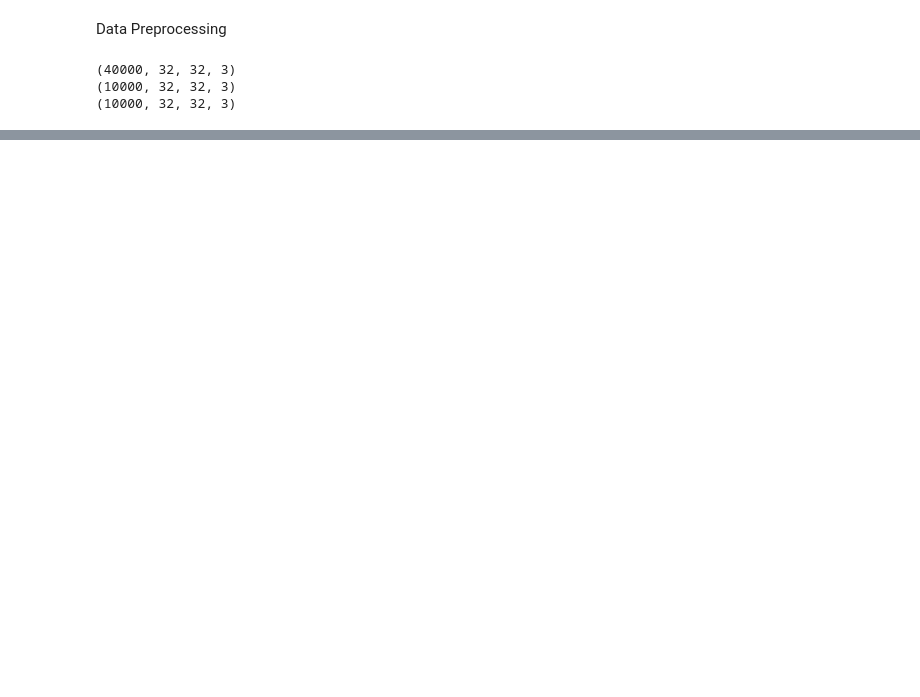
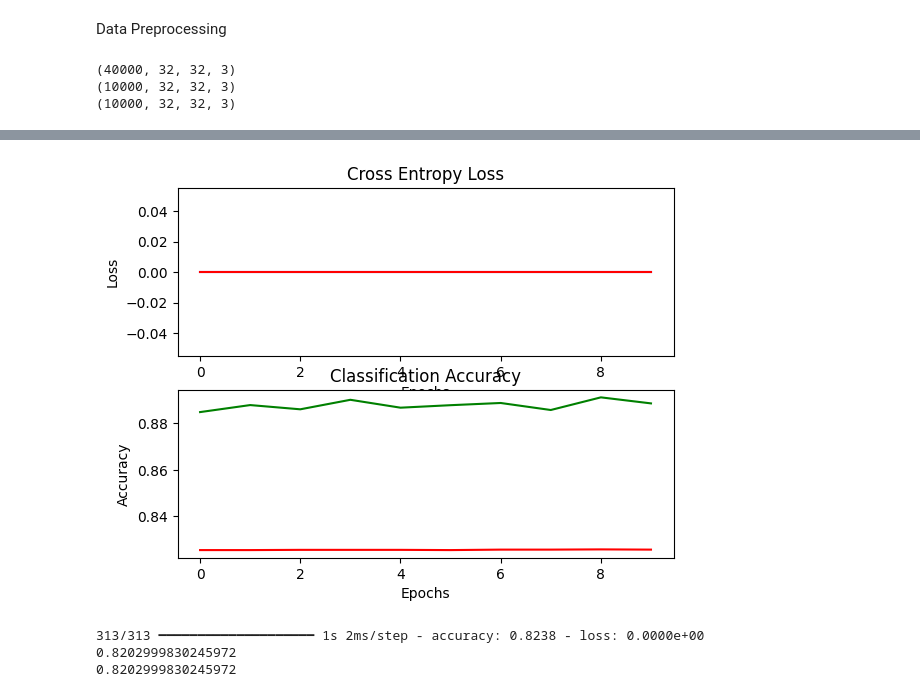
Before and after one commit to AnkitaSK/AB-Image-Classification, a Jupyter notebook: mainCIFAR10.ipynb, the cells around one changed output, grey strips where cells are left out. Saved outputs shown, nothing was run; the diff lists cells and outputs as text; code cells hidden in the pictures; blank space fills up the shorter version.

Commit message:
Transfer learning update

```diff
--- a/mainCIFAR10.ipynb
+++ b/mainCIFAR10.ipynb
@@ -369,0 +440,3 @@ Test accuracy:  0.8162000179290771
+# %%
+# choose pretrained model
+base_model = model_dropout
@@ -369,0 +507,18 @@ Test accuracy:  0.8162000179290771
+# %%
+#Recompile the model with a lower learning rate for fine-tuning
+from tensorflow.keras.optimizers import Adam
+
+custom_model.compile(
+    optimizer=Adam(learning_rate=0.000001),  # Lower learning rate
+    loss='categorical_crossentropy',
+    metrics=['accuracy']
+)
+# %%
+#Fine-tune the model with the unfrozen layers
+
+history_fine = custom_model.fit(
+    X_train,
+    y_train,
+    epochs=10,  # Fine-tune for a few more epochs
+    validation_data=(X_valid, y_valid)
+)
@@ -369,0 +546,30 @@ Test accuracy:  0.8162000179290771
+# %%
+#plot loss
+plt.subplot(211)
+plt.title('Cross Entropy Loss')
+plt.plot(history_fine.history['loss'], color='blue', label='train')
+plt.plot(history_fine.history['val_loss'], color='red', label='val')
+plt.xlabel('Epochs')
+plt.ylabel('Loss')
+
+# plot accuracy
+plt.subplot(212)
+plt.title('Classification Accuracy')
+plt.plot(history_fine.history['accuracy'], color='green', label='train')
+plt.plot(history_fine.history['val_accuracy'], color='red', label='val')
+plt.xlabel('Epochs')
+plt.ylabel('Accuracy')
+
+plt.show()
+# %% [output]
+[figure, added]
+# %%
+results = custom_model.evaluate(X_test, y_test)
+# print('Test loss: ', test_loss)
+# print('Test accuracy: ', test_acc)
+print(results[2])
+print(results[3])
+# %% [output]
+313/313 ━━━━━━━━━━━━━━━━━━━━ 1s 2ms/step - accuracy: 0.8238 - loss: 0.0000e+00
+0.8202999830245972
+0.8202999830245972
```
Also changed, not shown: parts of 33 cells of this notebook.
